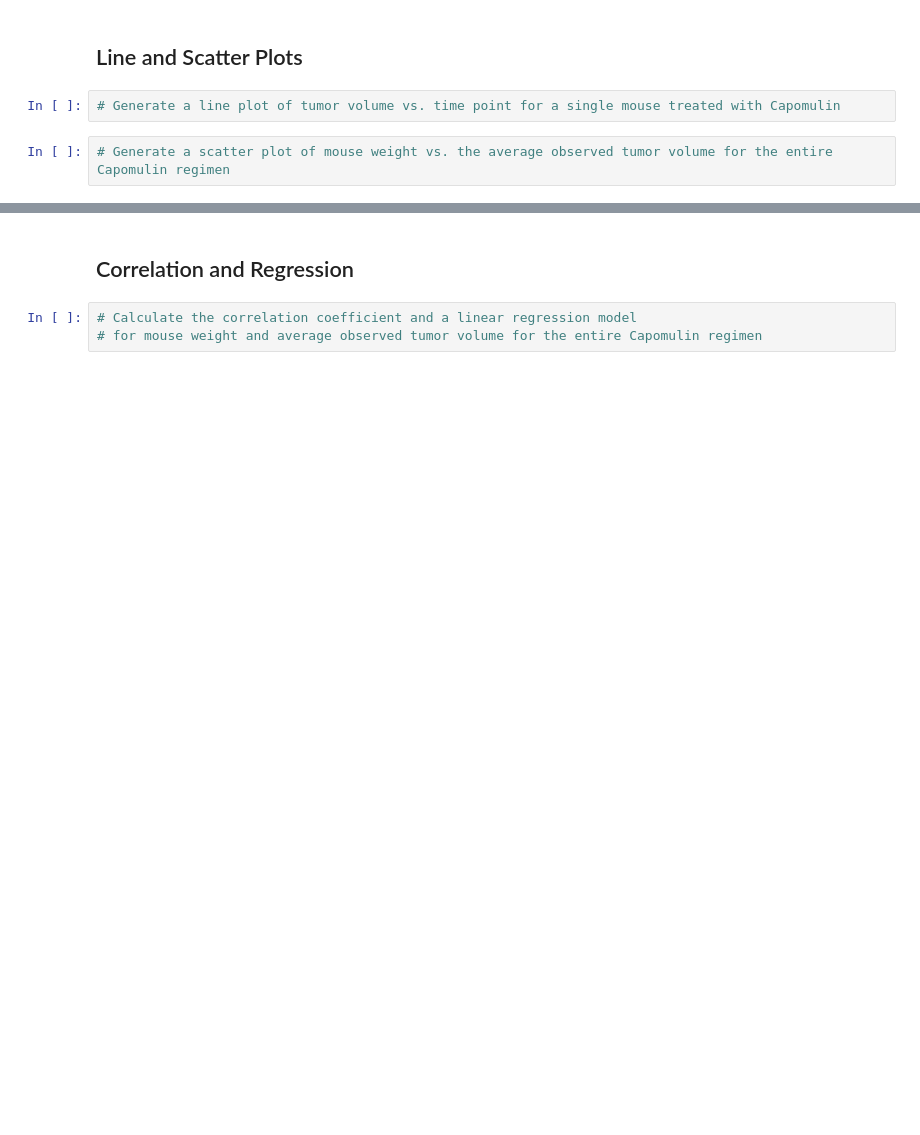
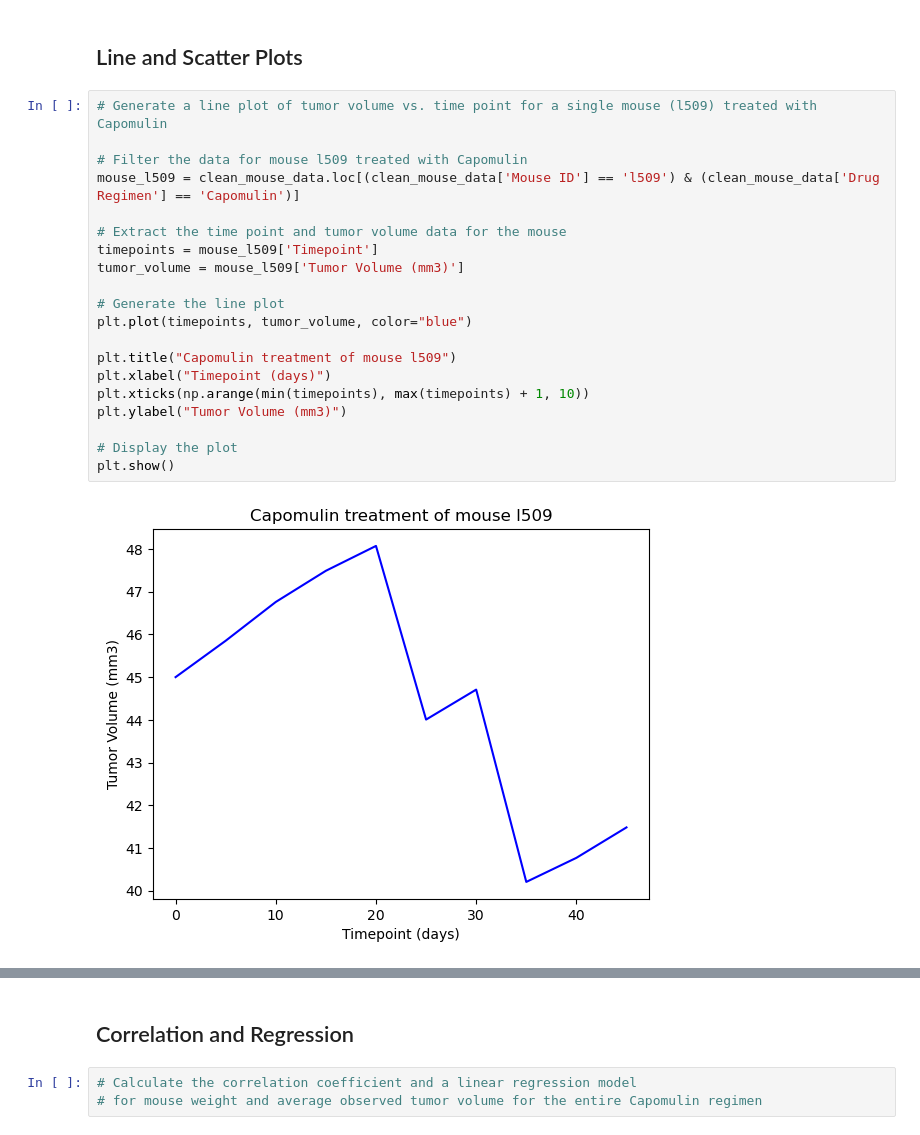
Before and after one commit to rkb81/Matplotlib-Challenge, a Jupyter notebook: pymaceuticals.ipynb, the cells around one changed output, grey strips where cells are left out. Cells and saved outputs as stored; diff of their text form; blank space fills up the shorter version.

```diff
--- a/pymaceuticals.ipynb
+++ b/pymaceuticals.ipynb
@@ -274,6 +291,24 @@ for treatment in treatments:
 # %% [markdown]
 ## Line and Scatter Plots
-# %%
-# Generate a line plot of tumor volume vs. time point for a single mouse treated with Capomulin
-# %%
-# Generate a scatter plot of mouse weight vs. the average observed tumor volume for the entire Capomulin regimen
+# %%
+# Generate a line plot of tumor volume vs. time point for a single mouse (l509) treated with Capomulin
+
+# Filter the data for mouse l509 treated with Capomulin
+mouse_l509 = clean_mouse_data.loc[(clean_mouse_data['Mouse ID'] == 'l509') & (clean_mouse_data['Drug Regimen'] == 'Capomulin')]
+
+# Extract the time point and tumor volume data for the mouse
+timepoints = mouse_l509['Timepoint']
+tumor_volume = mouse_l509['Tumor Volume (mm3)']
+
+# Generate the line plot
+plt.plot(timepoints, tumor_volume, color="blue")
+
+plt.title("Capomulin treatment of mouse l509")
+plt.xlabel("Timepoint (days)")
+plt.xticks(np.arange(min(timepoints), max(timepoints) + 1, 10))
+plt.ylabel("Tumor Volume (mm3)")
+
+# Display the plot
+plt.show()
+# %% [output]
+[figure, added]
```
Also changed, not shown: parts of 6 cells of this notebook.
